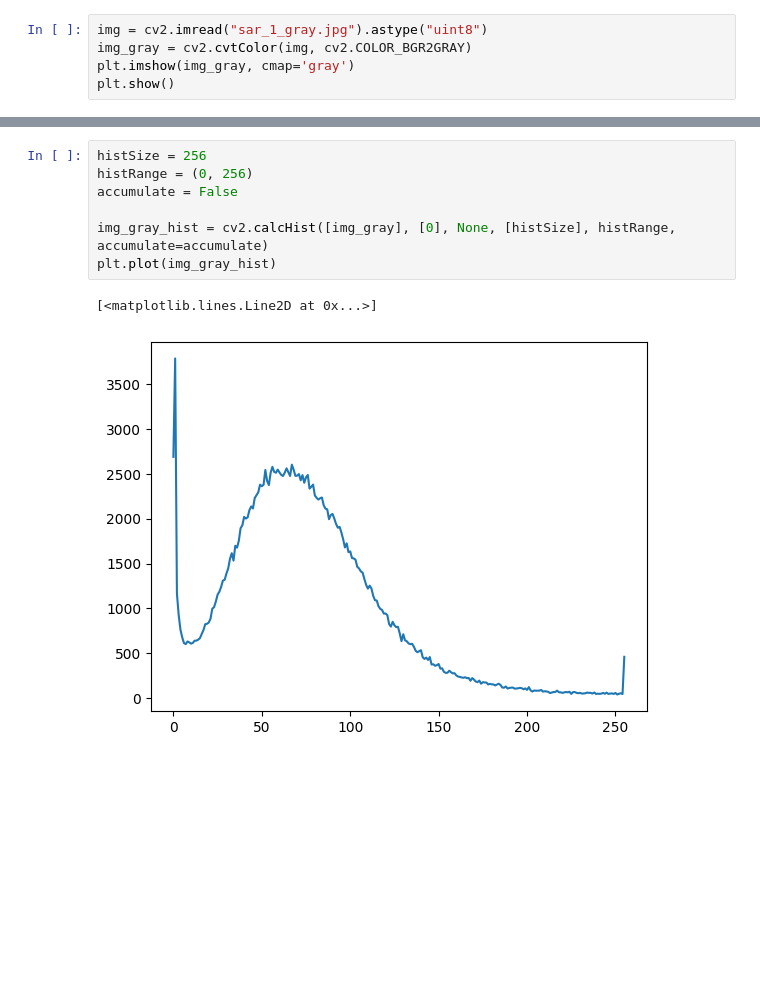
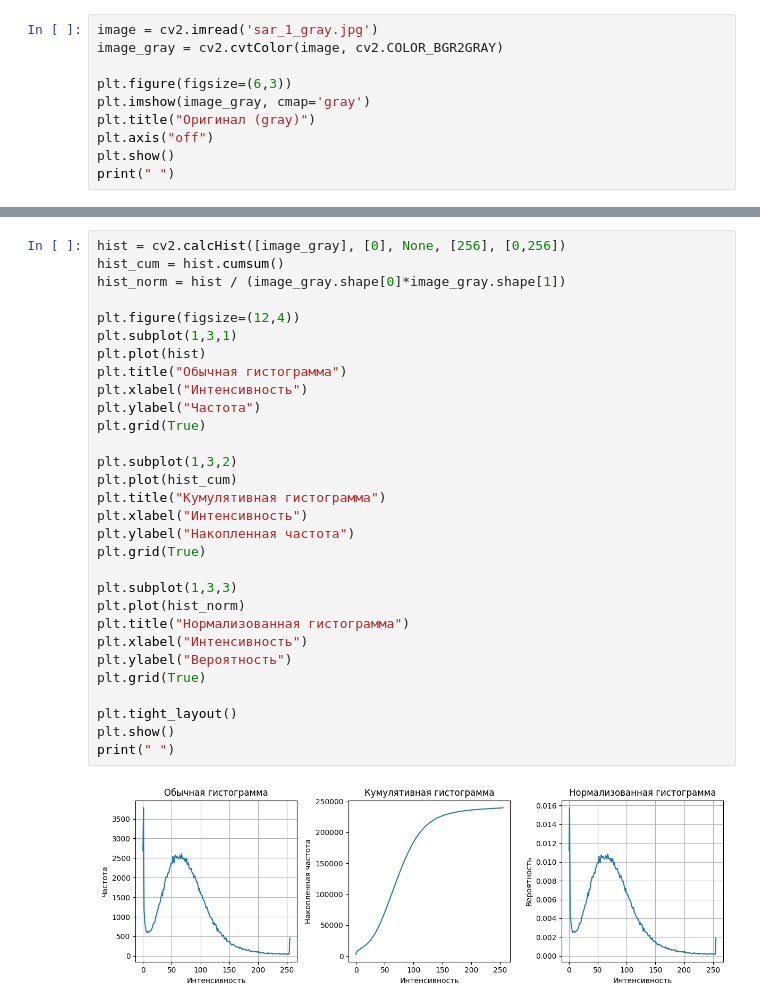
Before and after one commit to RomanovMichail/ImageProcessing, a Jupyter notebook: dz1/dz_1.ipynb, the cells around one changed output, grey strips where cells are left out. Drawn from its saved outputs; the diff is of its cells as text; blank space fills up the shorter version.

```diff
--- a/dz1/dz_1.ipynb
+++ b/dz1/dz_1.ipynb
@@ -7,6 +5,11 @@ ModuleNotFoundError: No module named 'numpy'
 # %%
-img = cv2.imread("sar_1_gray.jpg").astype("uint8")
-img_gray = cv2.cvtColor(img, cv2.COLOR_BGR2GRAY)
-plt.imshow(img_gray, cmap='gray')
+image = cv2.imread('sar_1_gray.jpg')
+image_gray = cv2.cvtColor(image, cv2.COLOR_BGR2GRAY)
+
+plt.figure(figsize=(6,3))
+plt.imshow(image_gray, cmap='gray')
+plt.title("Оригинал (gray)")
+plt.axis("off")
 plt.show()
+print(" ")
 # %% [output]
@@ -14,11 +17,33 @@ plt.show()
 # %%
-histSize = 256
-histRange = (0, 256)
-accumulate = False
+hist = cv2.calcHist([image_gray], [0], None, [256], [0,256])
+hist_cum = hist.cumsum()
+hist_norm = hist / (image_gray.shape[0]*image_gray.shape[1])
 
-img_gray_hist = cv2.calcHist([img_gray], [0], None, [histSize], histRange, accumulate=accumulate)
-plt.plot(img_gray_hist)
+plt.figure(figsize=(12,4))
+plt.subplot(1,3,1)
+plt.plot(hist)
+plt.title("Обычная гистограмма")
+plt.xlabel("Интенсивность")
+plt.ylabel("Частота")
+plt.grid(True)
+
+plt.subplot(1,3,2)
+plt.plot(hist_cum)
+plt.title("Кумулятивная гистограмма")
+plt.xlabel("Интенсивность")
+plt.ylabel("Накопленная частота")
+plt.grid(True)
+
+plt.subplot(1,3,3)
+plt.plot(hist_norm)
+plt.title("Нормализованная гистограмма")
+plt.xlabel("Интенсивность")
+plt.ylabel("Вероятность")
+plt.grid(True)
+
+plt.tight_layout()
+plt.show()
+print(" ")
 # %% [output]
-[<matplotlib.lines.Line2D at 0x...>]
-[figure, old version]
+[figure, new version]
 # %%
```
Also changed, not shown: parts of 8 cells of this notebook.
